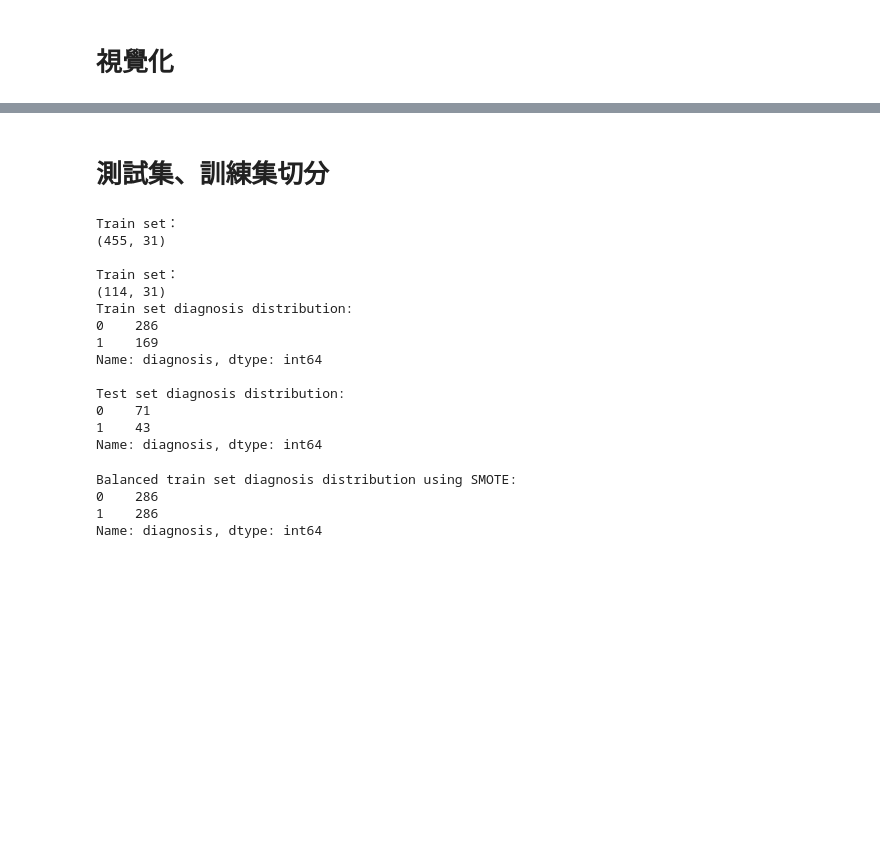
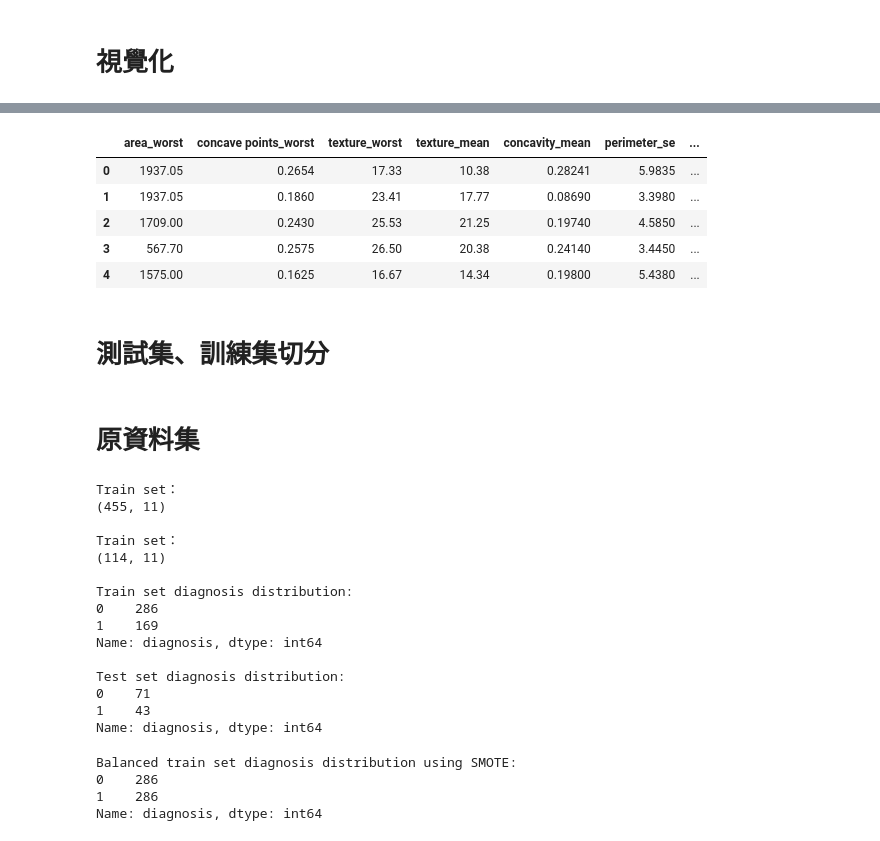
Before and after one commit to VanessaYuan/Machine-learning, a Jupyter notebook: 機器學習期末(碩班).ipynb, the cells around one changed output, grey strips where cells are left out. Saved outputs shown, nothing was run; the diff lists cells and outputs as text; code cells hidden in the pictures; blank space fills up the shorter version.

```diff
--- a/機器學習期末(碩班).ipynb
+++ b/機器學習期末(碩班).ipynb
@@ -347,2 +280,22 @@ plot_distributions(X)
+# %%
+# 指定要保留的特征列表
+selected_features = ['area_worst', 'concave points_worst', 'texture_worst', 'texture_mean', 'concavity_mean', 'perimeter_se', 'concavity_worst',
+                     'compactness_worst', 'compactness_se', 'area_se']
+
+# 創建新数据集，只保留指定特征
+df_selected = df_cleaned[selected_features + ['diagnosis']]
+
+####切訓練集、測試集#####################################
+train_set, test_set = train_test_split(df_selected, test_size=0.2, random_state=42)
+# %%
+#顯示資料集前五筆
+df_selected.head()
+# %% [output]
+|  | area_worst | concave points_worst | texture_worst | texture_mean | concavity_mean | perimeter_se | ... |
+| 0 | 1937.05 | 0.2654 | 17.33 | 10.38 | 0.28241 | 5.9835 | ... |
+| 1 | 1937.05 | 0.1860 | 23.41 | 17.77 | 0.08690 | 3.3980 | ... |
+| 2 | 1709.00 | 0.2430 | 25.53 | 21.25 | 0.19740 | 4.5850 | ... |
+| 3 | 567.70 | 0.2575 | 26.50 | 20.38 | 0.24140 | 3.4450 | ... |
+| 4 | 1575.00 | 0.1625 | 16.67 | 14.34 | 0.19800 | 5.4380 | ... |
 # %% [markdown]
 # 測試集、訓練集切分
@@ -357,3 +302,5 @@ plot_distributions(X)
+# %% [markdown]
+# 原資料集
 # %%
 # 測試集20%，其餘80%為訓練集
 # random state 確保每次切分結果都一樣
@@ -377,17 +324,18 @@ print("\nTrain set：")
 print(test_set.shape)
 
 # 訓練集和測試集中的目标变量 diagnosis分布
-print("Train set diagnosis distribution:")
+print("\nTrain set diagnosis distribution:")
 print(train_set_count)
 
 print("\nTest set diagnosis distribution:")
 print(test_set_count)
 # %% [output]
 Train set：
-(455, 31)
+(455, 11)
 
 Train set：
-(114, 31)
+(114, 11)
+
 Train set diagnosis distribution:
 0    286
 1    169
```
Also changed, not shown: parts of 34 cells of this notebook.
